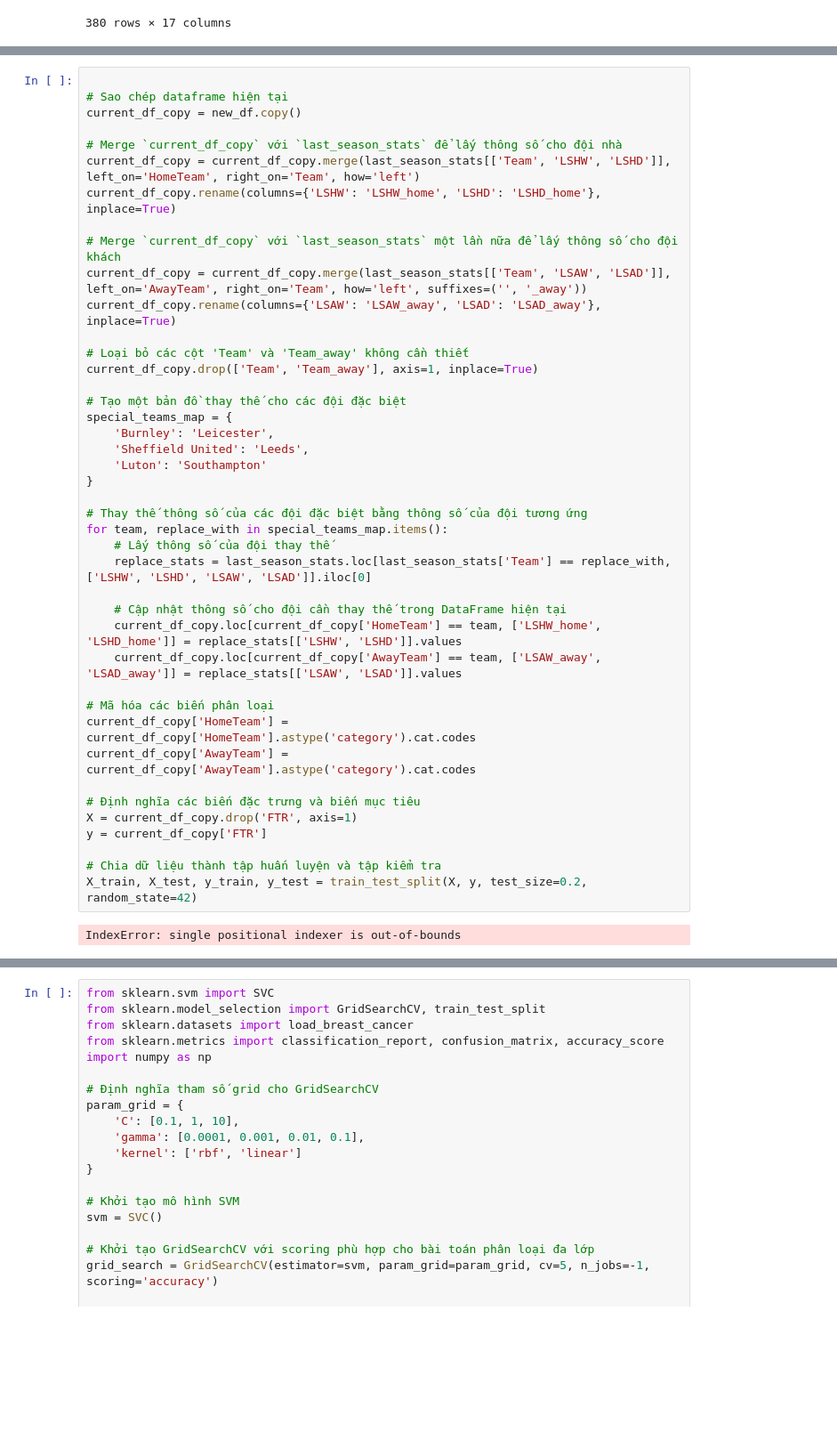
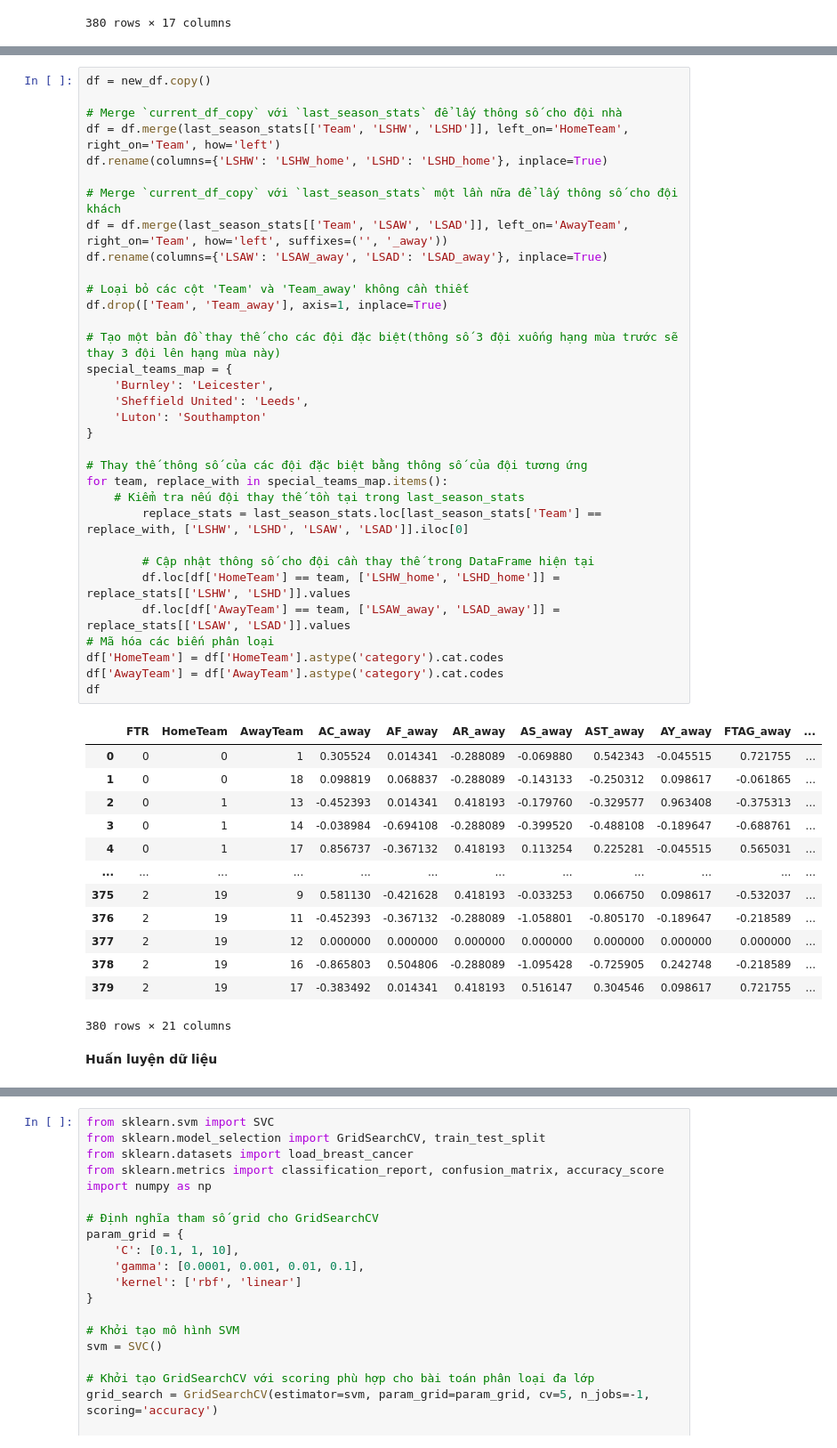
Before and after one commit to hoanghelloworld/match_football_prediction, a Jupyter notebook: all_models.ipynb, the cells around one changed output, grey strips where cells are left out. Shown at 89% size. Saved outputs shown, nothing was run; the diff lists cells and outputs as text; blank space fills up the shorter version.

```diff
--- a/all_models.ipynb
+++ b/all_models.ipynb
@@ -163,45 +151,50 @@ new_df
 # %%
-
-# Sao chép dataframe hiện tại
-current_df_copy = new_df.copy()
+df = new_df.copy()
 
 # Merge `current_df_copy` với `last_season_stats` để lấy thông số cho đội nhà
-current_df_copy = current_df_copy.merge(last_season_stats[['Team', 'LSHW', 'LSHD']], left_on='HomeTeam', right_on='Team', how='left')
-current_df_copy.rename(columns={'LSHW': 'LSHW_home', 'LSHD': 'LSHD_home'}, inplace=True)
+df = df.merge(last_season_stats[['Team', 'LSHW', 'LSHD']], left_on='HomeTeam', right_on='Team', how='left')
+df.rename(columns={'LSHW': 'LSHW_home', 'LSHD': 'LSHD_home'}, inplace=True)
 
 # Merge `current_df_copy` với `last_season_stats` một lần nữa để lấy thông số cho đội khách
-current_df_copy = current_df_copy.merge(last_season_stats[['Team', 'LSAW', 'LSAD']], left_on='AwayTeam', right_on='Team', how='left', suffixes=('', '_away'))
-current_df_copy.rename(columns={'LSAW': 'LSAW_away', 'LSAD': 'LSAD_away'}, inplace=True)
+df = df.merge(last_season_stats[['Team', 'LSAW', 'LSAD']], left_on='AwayTeam', right_on='Team', how='left', suffixes=('', '_away'))
+df.rename(columns={'LSAW': 'LSAW_away', 'LSAD': 'LSAD_away'}, inplace=True)
 
 # Loại bỏ các cột 'Team' và 'Team_away' không cần thiết
-current_df_copy.drop(['Team', 'Team_away'], axis=1, inplace=True)
+df.drop(['Team', 'Team_away'], axis=1, inplace=True)
 
-# Tạo một bản đồ thay thế cho các đội đặc biệt
+# Tạo một bản đồ thay thế cho các đội đặc biệt(thông số 3 đội xuống hạng mùa trước sẽ thay 3 đội lên hạng mùa này)
 special_teams_map = {
     'Burnley': 'Leicester',
     'Sheffield United': 'Leeds',
     'Luton': 'Southampton'
 }
 
 # Thay thế thông số của các đội đặc biệt bằng thông số của đội tương ứng
 for team, replace_with in special_teams_map.items():
-    # Lấy thông số của đội thay thế
-    replace_stats = last_season_stats.loc[last_season_stats['Team'] == replace_with, ['LSHW', 'LSHD', 'LSAW', 'LSAD']].iloc[0]
+    # Kiểm tra nếu đội thay thế tồn tại trong last_season_stats
+        replace_stats = last_season_stats.loc[last_season_stats['Team'] == replace_with, ['LSHW', 'LSHD', 'LSAW', 'LSAD']].iloc[0]
 
-    # Cập nhật thông số cho đội cần thay thế trong DataFrame hiện tại
-    current_df_copy.loc[current_df_copy['HomeTeam'] == team, ['LSHW_home', 'LSHD_home']] = replace_stats[['LSHW', 'LSHD']].values
-    current_df_copy.loc[current_df_copy['AwayTeam'] == team, ['LSAW_away', 'LSAD_away']] = replace_stats[['LSAW', 'LSAD']].values
-
+        # Cập nhật thông số cho đội cần thay thế trong DataFrame hiện tại
+        df.loc[df['HomeTeam'] == team, ['LSHW_home', 'LSHD_home']] = replace_stats[['LSHW', 'LSHD']].values
+        df.loc[df['AwayTeam'] == team, ['LSAW_away', 'LSAD_away']] = replace_stats[['LSAW', 'LSAD']].values
 # Mã hóa các biến phân loại
-current_df_copy['HomeTeam'] = current_df_copy['HomeTeam'].astype('category').cat.codes
-current_df_copy['AwayTeam'] = current_df_copy['AwayTeam'].astype('category').cat.codes
-
-# Định nghĩa các biến đặc trưng và biến mục tiêu
-X = current_df_copy.drop('FTR', axis=1)
-y = current_df_copy['FTR']
-
-# Chia dữ liệu thành tập huấn luyện và tập kiểm tra
-X_train, X_test, y_train, y_test = train_test_split(X, y, test_size=0.2, random_state=42)
+df['HomeTeam'] = df['HomeTeam'].astype('category').cat.codes
+df['AwayTeam'] = df['AwayTeam'].astype('category').cat.codes
+df
 # %% [output]
+|  | FTR | HomeTeam | AwayTeam | AC_away | AF_away | AR_away | AS_away | AST_away | AY_away | FTAG_away | ... |
+| 0 | 0 | 0 | 1 | 0.305524 | 0.014341 | -0.288089 | -0.069880 | 0.542343 | -0.045515 | 0.721755 | ... |
+| 1 | 0 | 0 | 18 | 0.098819 | 0.068837 | -0.288089 | -0.143133 | -0.250312 | 0.098617 | -0.061865 | ... |
+| 2 | 0 | 1 | 13 | -0.452393 | 0.014341 | 0.418193 | -0.179760 | -0.329577 | 0.963408 | -0.375313 | ... |
+| 3 | 0 | 1 | 14 | -0.038984 | -0.694108 | -0.288089 | -0.399520 | -0.488108 | -0.189647 | -0.688761 | ... |
+| 4 | 0 | 1 | 17 | 0.856737 | -0.367132 | 0.418193 | 0.113254 | 0.225281 | -0.045515 | 0.565031 | ... |
+| ... | ... | ... | ... | ... | ... | ... | ... | ... | ... | ... | ... |
+| 375 | 2 | 19 | 9 | 0.581130 | -0.421628 | 0.418193 | -0.033253 | 0.066750 | 0.098617 | -0.532037 | ... |
+| 376 | 2 | 19 | 11 | -0.452393 | -0.367132 | -0.288089 | -1.058801 | -0.805170 | -0.189647 | -0.218589 | ... |
+| 377 | 2 | 19 | 12 | 0.000000 | 0.000000 | 0.000000 | 0.000000 | 0.000000 | 0.000000 | 0.000000 | ... |
+| 378 | 2 | 19 | 16 | -0.865803 | 0.504806 | -0.288089 | -1.095428 | -0.725905 | 0.242748 | -0.218589 | ... |
+| 379 | 2 | 19 | 17 | -0.383492 | 0.014341 | 0.418193 | 0.516147 | 0.304546 | 0.098617 | 0.721755 | ... |
-IndexError: single positional indexer is out-of-bounds
+380 rows × 21 columns
+# %% [markdown]
+**Huấn luyện dữ liệu**
 # %%
```
Also changed, not shown: parts of 18 cells of this notebook, 2 other files.
